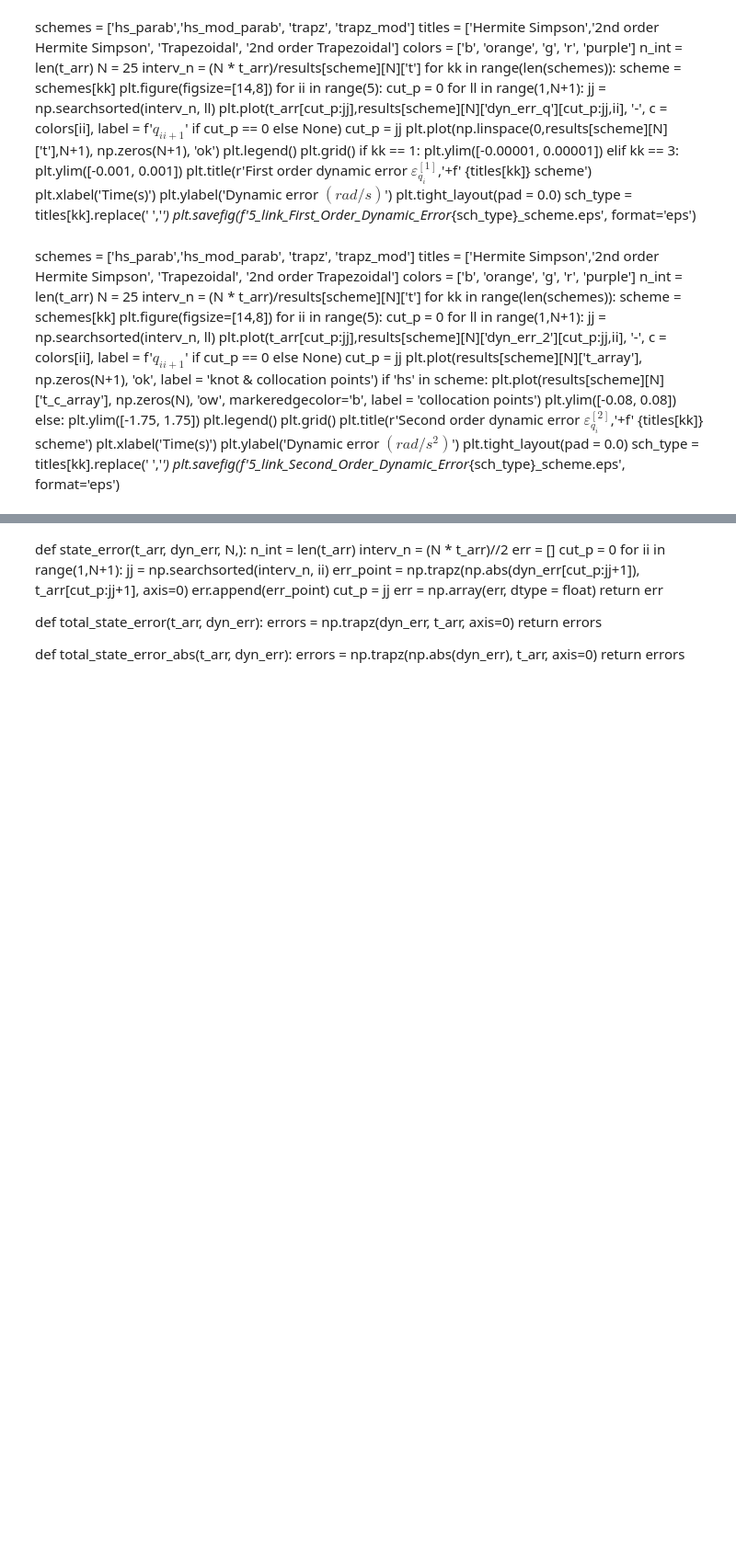
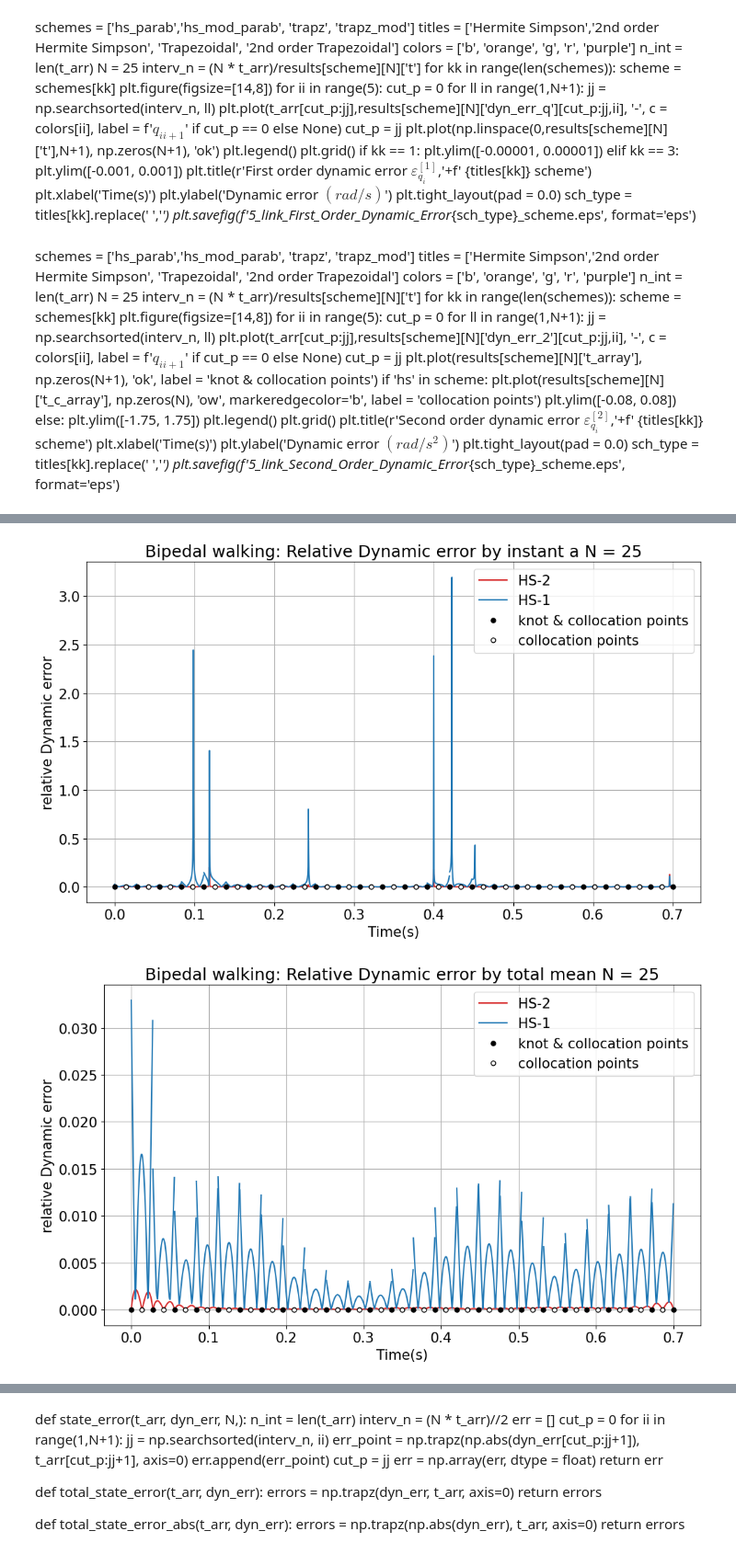
Before and after one commit to AunSiro/Cosejas_IRI, a Jupyter notebook: Casadi/Five-Link-Biped-new-opti-equispaced.ipynb, the cells around one changed output, grey strips where cells are left out. Shown at 92% size. Cells and saved outputs as stored; diff of their text form; code cells hidden in the pictures; blank space fills up the shorter version.

```diff
--- a/Casadi/Five-Link-Biped-new-opti-equispaced.ipynb
+++ b/Casadi/Five-Link-Biped-new-opti-equispaced.ipynb
@@ -558,5 +612,0 @@ oct_fig_size = [10,6]
-# %%
-# If Loading a saved run:
-with open('biped_results.pkl', 'rb') as f:
-    results = pickle.load(f)
-schemes = ['trapz', 'trapz_mod', 'hs_parab', 'hs_mod_parab',]
@@ -904,0 +971,3 @@ for ii in range(1):
+# %%
+for ii in results.keys():
+    print(ii)
@@ -904,0 +1061,19 @@ for ii in range(1):
+# %%
+error_types = ['rel_dyn_err_2_arr_by_instant_a_sum',
+ 'rel_dyn_err_2_arr_by_total_mean_sum',
+ 'rel_dyn_err_2_arr_by_mean_by_component_sum',
+ 'rel_dyn_err_2_arr_by_a_sum_arr_sum']
+error_titles = [error.replace('rel_dyn_err_2_arr_', '').replace('_', ' ')[:-4] for error in error_types]
+# %%
+schemes = ['hs_mod_parab','hs_parab']
+N = 25
+for ii in range(len(error_types)):
+    error_type = error_types[ii]
+    err_title = error_titles[ii]
+    plot_by_segments(results, schemes, N,
+                 thing_to_plot = error_type,
+                 title = r'Bipedal walking: Relative Dynamic error ' + err_title +f' N = {N}',
+                 ylabel = 'relative Dynamic error')
+# %% [output]
+[figure, added]
+[figure, added]
```
Also changed, not shown: parts of 66 cells of this notebook, 7 other files.
